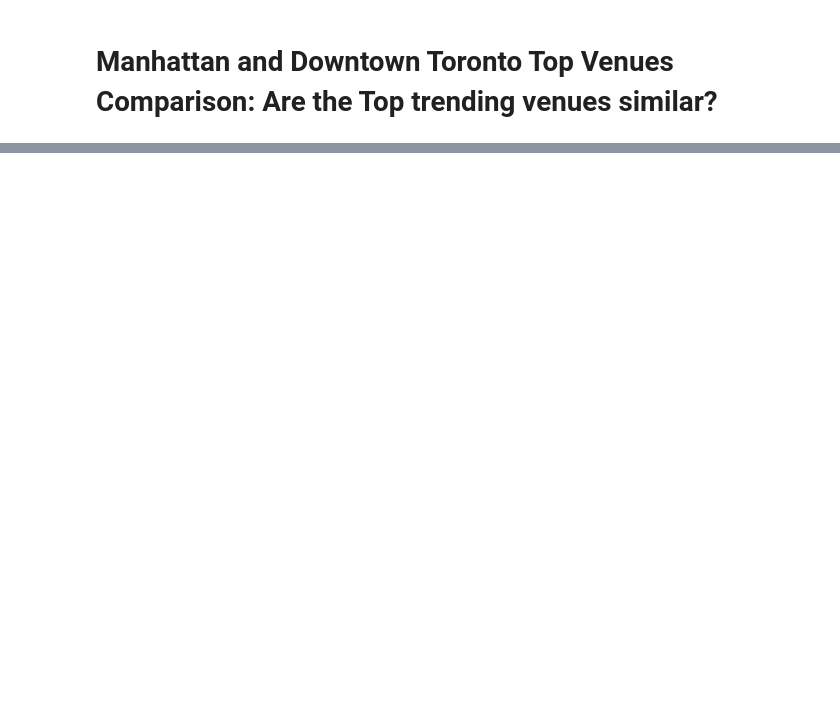
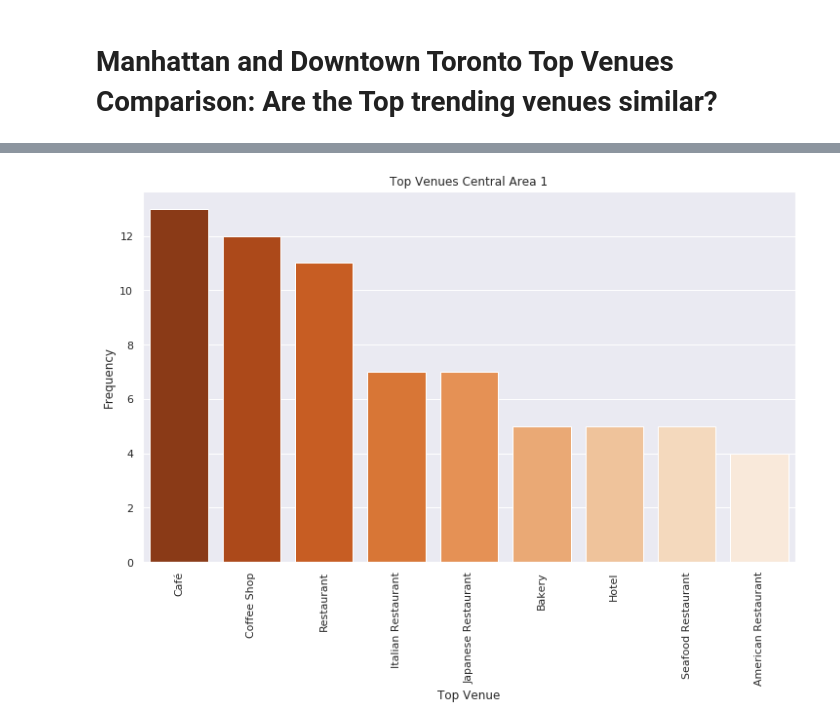
Before and after one commit to Micongia91/Coursera_Capstone, a Jupyter notebook: Coursera Capstone.ipynb, the cells around one changed output, grey strips where cells are left out. Drawn from its saved outputs; the diff is of its cells as text; code cells hidden in the pictures; blank space fills up the shorter version.

```diff
--- a/Coursera Capstone.ipynb
+++ b/Coursera Capstone.ipynb
@@ -200,0 +287,9 @@ VERSION = '20180604'
+# %%
+Downtown_Tor_grouped = Downtown_Tor_onehot.groupby('Neighborhood').mean().reset_index()
+Manhattan_grouped = Manhattan_onehot.groupby('Neighborhood').mean().reset_index()
+# %%
+def return_most_common_venues(row, num_top_venues):
+    row_categories = row.iloc[1:]
+    row_categories_sorted = row_categories.sort_values(ascending=False)
+
+    return row_categories_sorted.index.values[0:num_top_venues]
@@ -200,0 +441,3 @@ VERSION = '20180604'
+# %%
+Central4_Orange = Downtown_Toronto_merged.loc[Downtown_Toronto_merged['Cluster Labels'] == 4, Downtown_Toronto_merged.columns[[2] + list(range(5, Downtown_Toronto_merged.shape[1]))]]
+Central4_Orange
@@ -200,0 +538,30 @@ VERSION = '20180604'
+# %%
+# Define a function to Count the Frequency of Top Venues
+
+def Count_Freq(data):
+    z = data.apply(pd.Series.value_counts, axis=0).fillna(0)
+    Central1_SumtopVenues = z.sum(axis =1)
+    x = pd.DataFrame(Central1_SumtopVenues).reset_index()
+    x.columns = ['Top Venue', 'Count']
+    x.drop(x.index[0], inplace = True)
+    Output= x[x['Count']>3].sort_values(by = ['Count'], ascending = False)
+    return Output
+# %%
+#Counting frequency of Top Venues in Central downtown Toronto
+Count_Central_DTT = Count_Freq(Central4_Orange)
+
+#Plot the results
+import matplotlib.pyplot as plt
+import seaborn as sns
+sns.set()
+sns.set_style("darkgrid")
+
+fig, ax = plt.subplots(figsize = (12,7))
+
+ax = sns.barplot(x= 'Top Venue', y = 'Count', data = Count_Central_DTT, palette = 'Oranges_r')
+ax.set(title = 'Top Venues Central Area 1',
+       ylabel = 'Frequency')
+for item in ax.get_xticklabels():
+    item.set_rotation(90)
+# %% [output]
+[figure, added]
```
Also changed, not shown: parts of 59 cells of this notebook.
